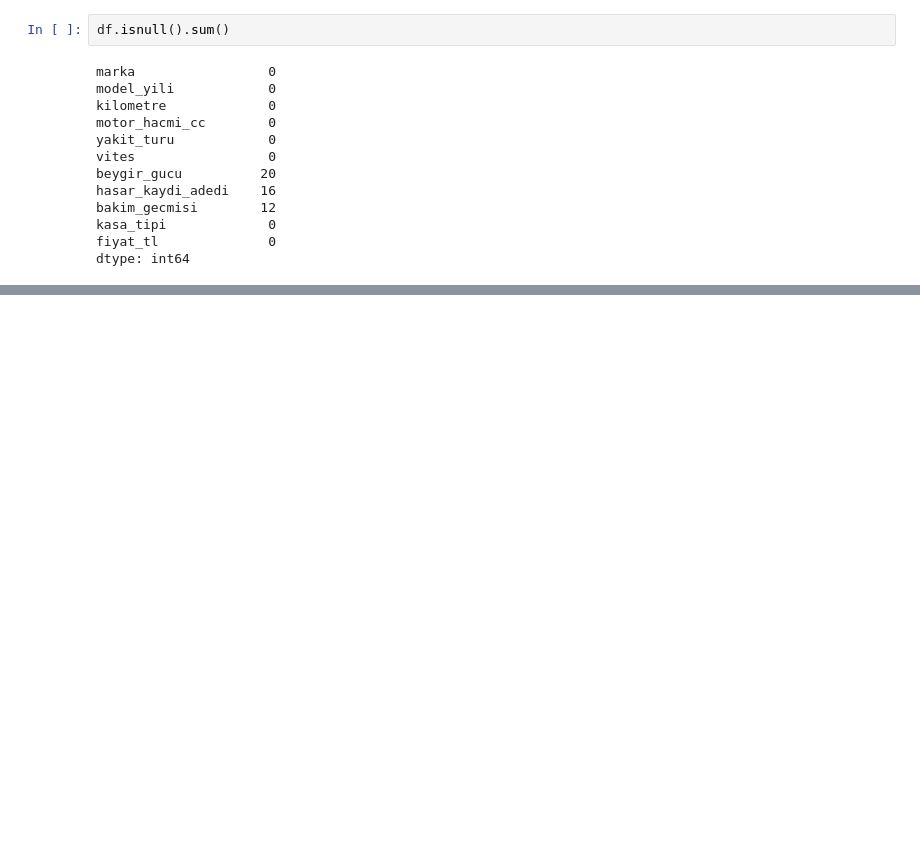
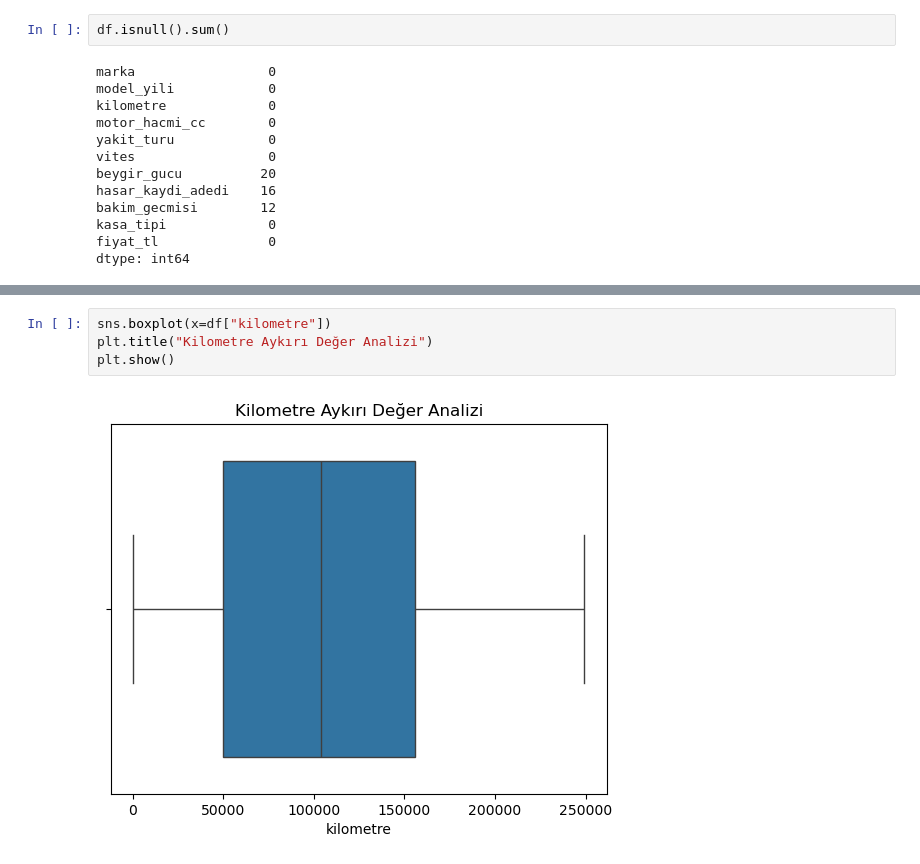
Before and after one commit to FurkanTsdmr/DataScience, a Jupyter notebook: ML/BasicExampleML/aracfiyat.ipynb, the cells around one changed output, grey strips where cells are left out. Drawn from its saved outputs; the diff is of its cells as text; blank space fills up the shorter version.

```diff
--- a/ML/BasicExampleML/aracfiyat.ipynb
+++ b/ML/BasicExampleML/aracfiyat.ipynb
@@ -142,0 +130,6 @@ plt.show()
+# %%
+sns.boxplot(x=df["kilometre"])
+plt.title("Kilometre Aykırı Değer Analizi")
+plt.show()
+# %% [output]
+[figure, added]
```
Also changed, not shown: parts of 27 cells of this notebook, 2 other files.
